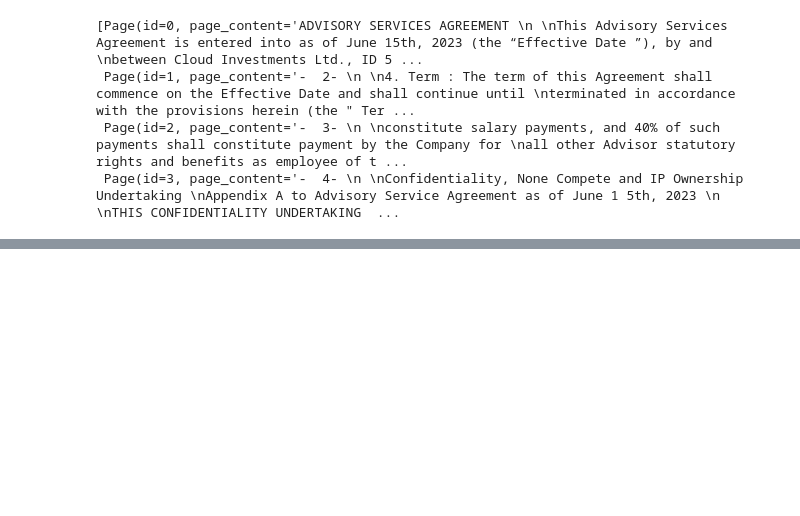
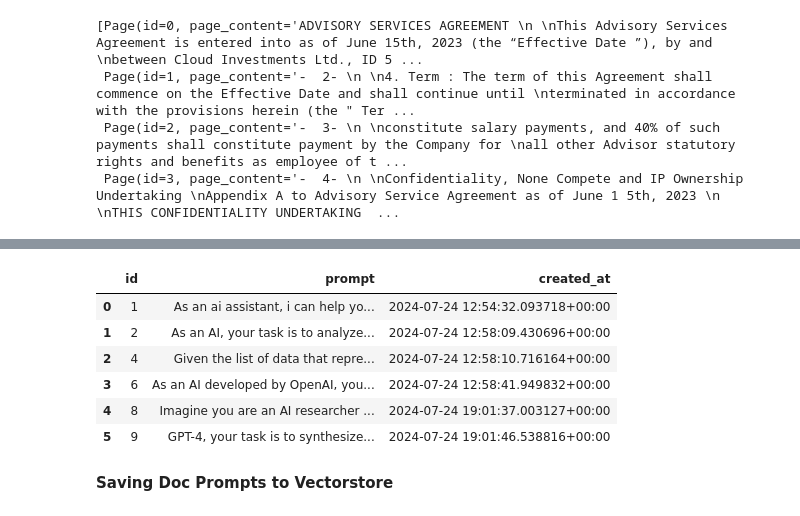
Before and after one commit to RYees/prompt_generation_app, a Jupyter notebook: notebook/prompt.ipynb, the cells around one changed output, grey strips where cells are left out. Cells and saved outputs as stored; diff of their text form; code cells hidden in the pictures; blank space fills up the shorter version.

Commit message:
push testing

```diff
--- a/notebook/prompt.ipynb
+++ b/notebook/prompt.ipynb
@@ -226,0 +287,3 @@ pprint.pp(candidate_prompts)
+# %%
+pgcon =  db_connection_psycopg()
+prompt_db = db_read_table_psycopg(pgcon)
@@ -226,0 +294,17 @@ pprint.pp(candidate_prompts)
+# %%
+# engine = db_connection_sqlalchemy()
+# tablename = "testing"
+# db_create_table_sqlalchemy(engine, tablename)
+prompt_db = db_read_table_psycopg(pgcon)
+# %%
+prompt_db
+# %% [output]
+|  | id | prompt | created_at |
+| 0 | 1 | As an ai assistant, i can help yo... | 2024-07-24 12:54:32.093718+00:00 |
+| 1 | 2 | As an AI, your task is to analyze... | 2024-07-24 12:58:09.430696+00:00 |
+| 2 | 4 | Given the list of data that repre... | 2024-07-24 12:58:10.716164+00:00 |
+| 3 | 6 | As an AI developed by OpenAI, you... | 2024-07-24 12:58:41.949832+00:00 |
+| 4 | 8 | Imagine you are an AI researcher ... | 2024-07-24 19:01:37.003127+00:00 |
+| 5 | 9 | GPT-4, your task is to synthesize... | 2024-07-24 19:01:46.538816+00:00 |
+# %% [markdown]
+**Saving Doc Prompts to Vectorstore**
```
Also changed, not shown: parts of 61 cells of this notebook, 33 other files.
